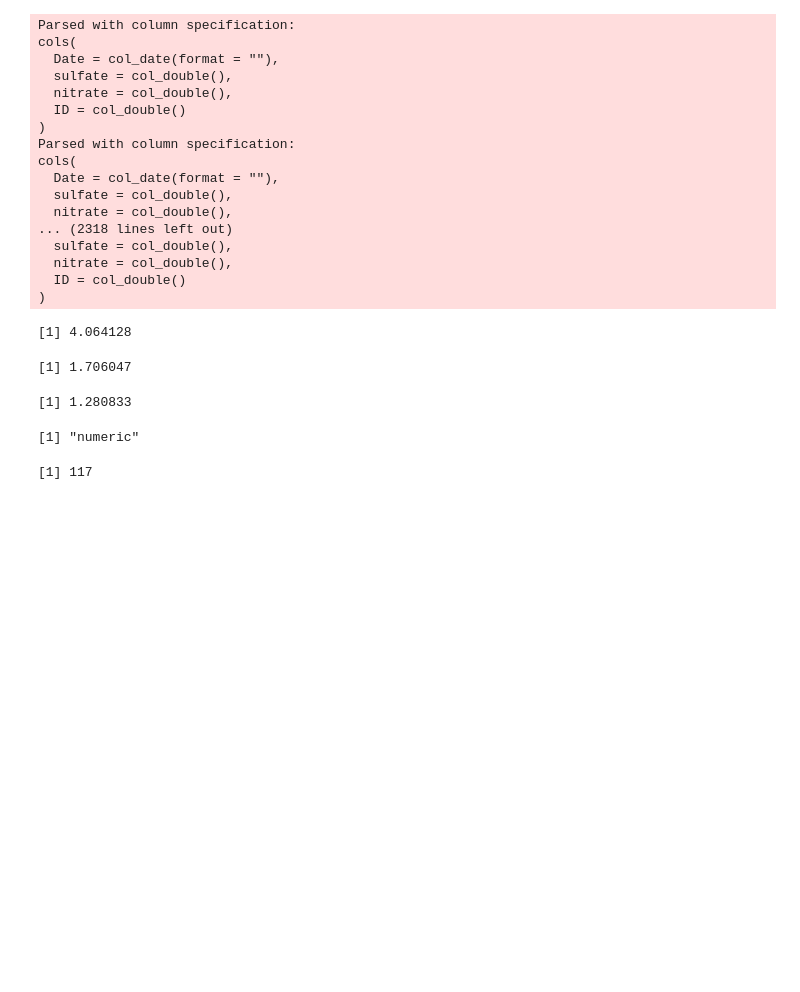
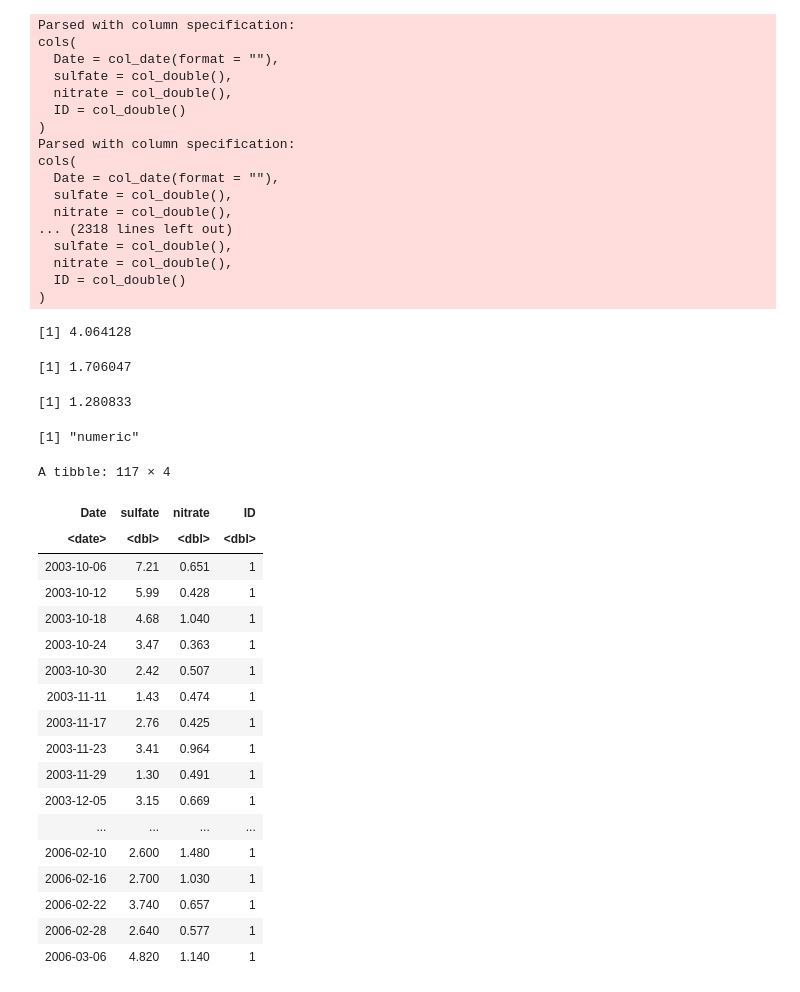
Before and after one commit to amirsaleem1990/Data-Science-specialization-Johns-Hopkins-University, a Jupyter notebook: Rprogramming/week-2/programming-assingment-1/Untitled.ipynb, the cells around one changed output. Drawn from its saved outputs; the diff is of its cells as text; code cells hidden in the pictures; blank space fills up the shorter version.

```diff
--- a/Rprogramming/week-2/programming-assingment-1/Untitled.ipynb
+++ b/Rprogramming/week-2/programming-assingment-1/Untitled.ipynb
@@ -97,6 +97,24 @@ if (class(id) == 'numeric'){
 # %% [output]
 [1] "numeric"
 # %%
-nrow(na.omit(a))
+a %>% na.omit() %>%
 # %% [output]
-[1] 117
+A tibble: 117 × 4
+| Date | sulfate | nitrate | ID |
+| <date> | <dbl> | <dbl> | <dbl> |
+| 2003-10-06 | 7.21 | 0.651 | 1 |
+| 2003-10-12 | 5.99 | 0.428 | 1 |
+| 2003-10-18 | 4.68 | 1.040 | 1 |
+| 2003-10-24 | 3.47 | 0.363 | 1 |
+| 2003-10-30 | 2.42 | 0.507 | 1 |
+| 2003-11-11 | 1.43 | 0.474 | 1 |
+| 2003-11-17 | 2.76 | 0.425 | 1 |
+| 2003-11-23 | 3.41 | 0.964 | 1 |
+| 2003-11-29 | 1.30 | 0.491 | 1 |
+| 2003-12-05 | 3.15 | 0.669 | 1 |
+| ... | ... | ... | ... |
+| 2006-02-10 | 2.600 | 1.480 | 1 |
+| 2006-02-16 | 2.700 | 1.030 | 1 |
+| 2006-02-22 | 3.740 | 0.657 | 1 |
+| 2006-02-28 | 2.640 | 0.577 | 1 |
+| 2006-03-06 | 4.820 | 1.140 | 1 |
```
